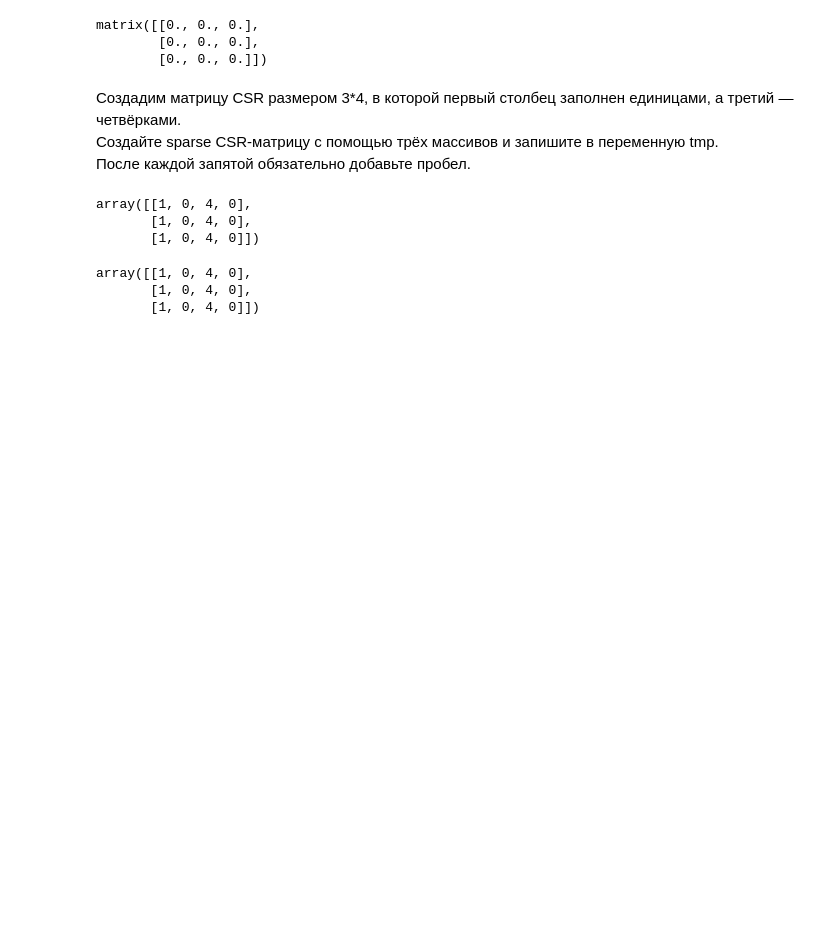
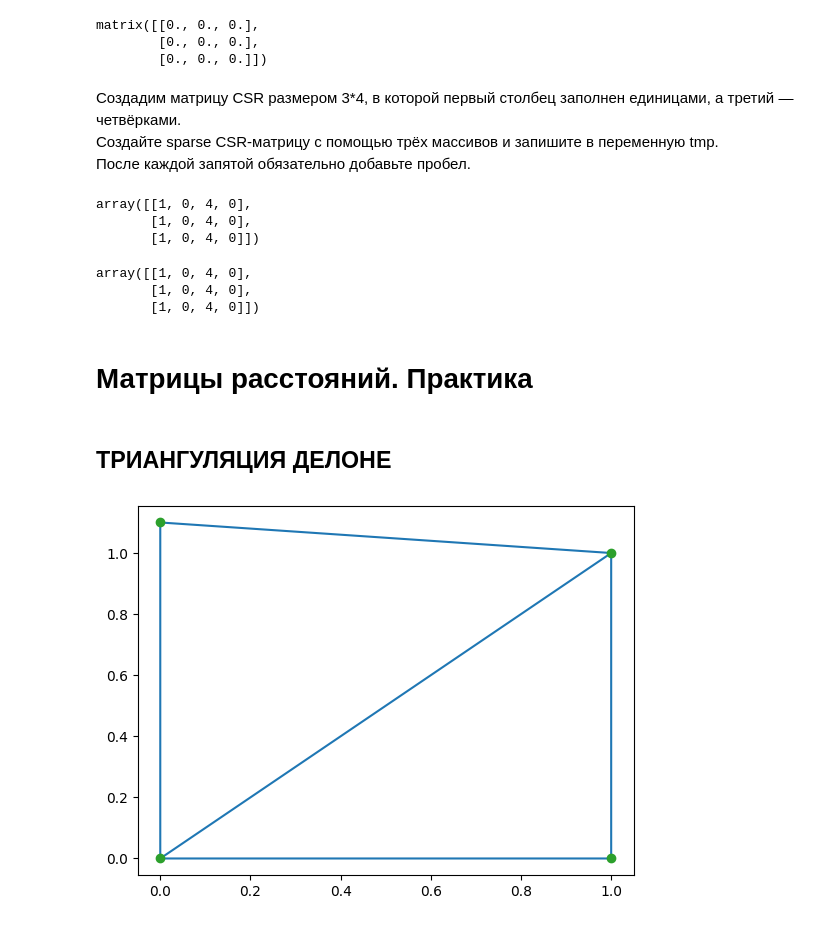
Before and after one commit to PavelNovikov888/SciPy, a Jupyter notebook: SciPy_Установка.ipynb, the cells around one changed output. Drawn from its saved outputs; the diff is of its cells as text; code cells hidden in the pictures; blank space fills up the shorter version.

```diff
--- a/SciPy_Установка.ipynb
+++ b/SciPy_Установка.ipynb
@@ -165,0 +168,21 @@ array([[1, 0, 4, 0],
+# %% [markdown]
+# Матрицы расстояний. Практика
+# %% [markdown]
+## ТРИАНГУЛЯЦИЯ ДЕЛОНЕ
+# %%
+# Импортируем необходимый класс:
+
+from scipy.spatial import Delaunay
+# Возьмём какое-то множество точек, из которых хотим посчитать триангуляцию Делоне.
+
+points = np.array([[0, 0], [0, 1.1], [1, 0], [1, 1]])
+# Построим триангуляцию и посмотрим на неё.
+
+tri = Delaunay(points)
+
+import matplotlib.pyplot as plt
+plt.triplot(points[:,0], points[:,1], tri.simplices)
+plt.plot(points[:,0], points[:,1], 'o')
+plt.show()
+# %% [output]
+[figure, added]
```
Also changed, not shown: parts of 12 cells of this notebook.
